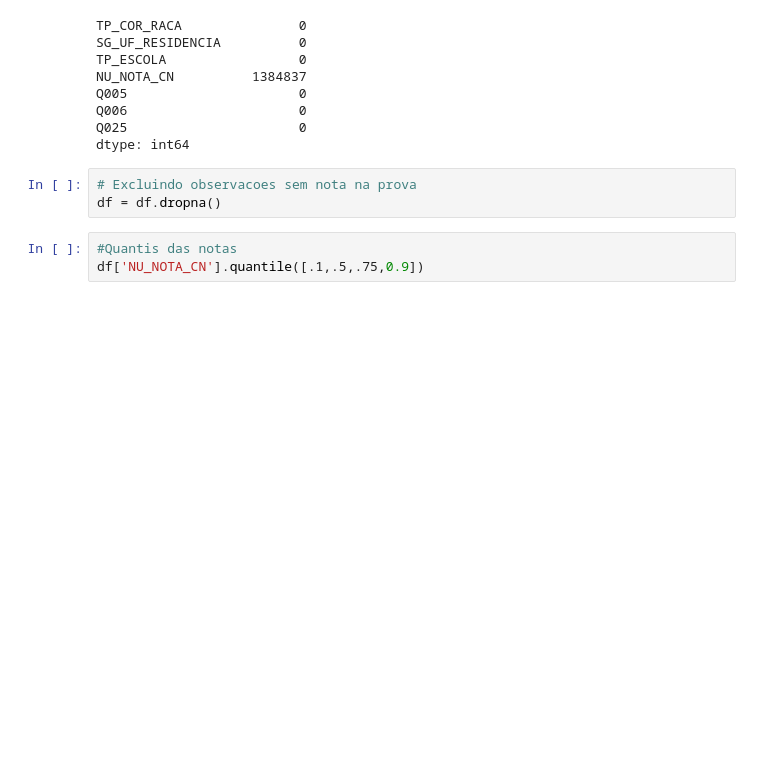
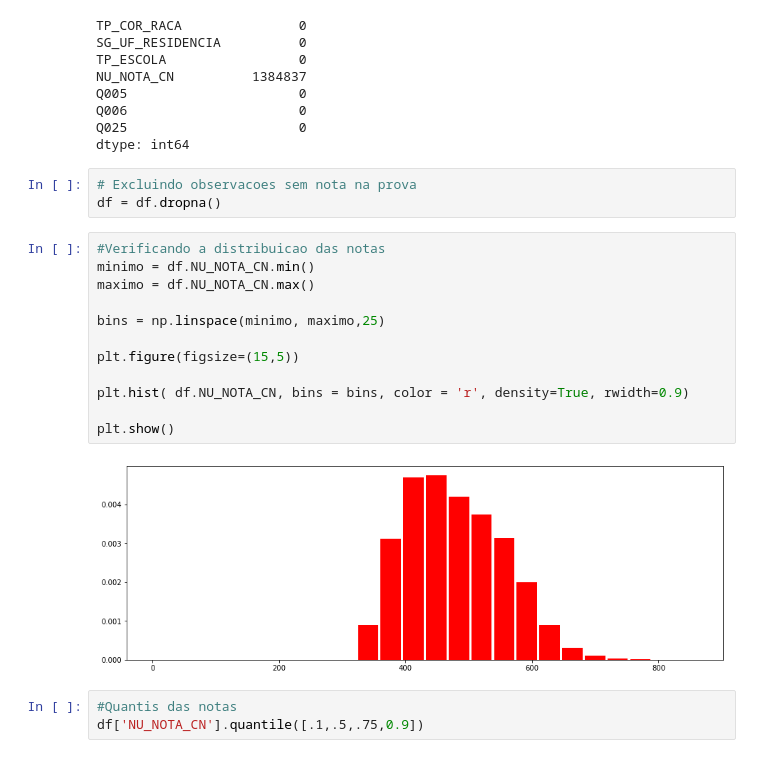
Before and after one commit to GCabral95/Aprendizado_Supervisionado, a Jupyter notebook: Modelos de Árvores.ipynb, the cells around one changed output. Drawn from its saved outputs; the diff is of its cells as text; blank space fills up the shorter version.

```diff
--- a/Modelos de Árvores.ipynb
+++ b/Modelos de Árvores.ipynb
@@ -55,6 +57,20 @@ dtype: int64
 # %%
 # Excluindo observacoes sem nota na prova
 df = df.dropna()
+# %%
+#Verificando a distribuicao das notas
+minimo = df.NU_NOTA_CN.min()
+maximo = df.NU_NOTA_CN.max()
+
+bins = np.linspace(minimo, maximo,25)
+
+plt.figure(figsize=(15,5))
+
+plt.hist( df.NU_NOTA_CN, bins = bins, color = 'r', density=True, rwidth=0.9)
+
+plt.show()
+# %% [output]
+[figure, added]
 # %%
 #Quantis das notas
 df['NU_NOTA_CN'].quantile([.1,.5,.75,0.9])
```
Also changed, not shown: parts of 55 cells of this notebook.
